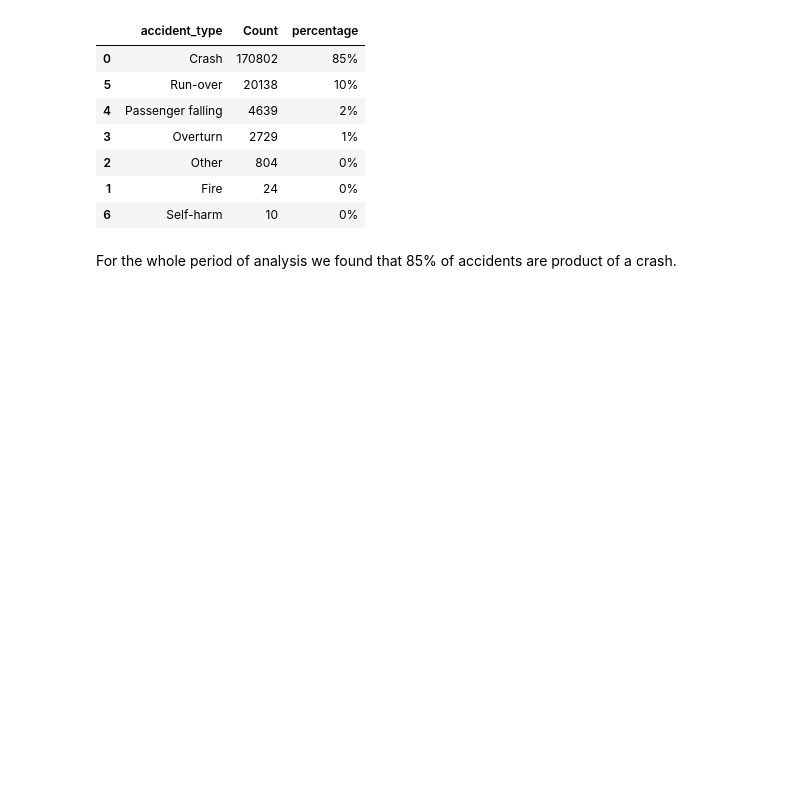
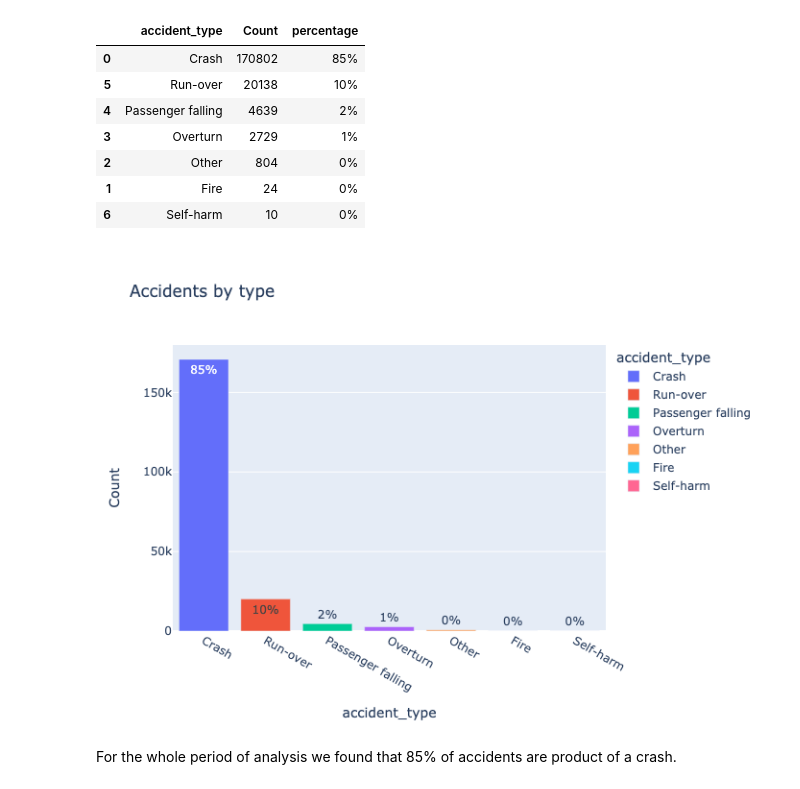
Before and after one commit to luisca1985/DS4A_bogota_accidents, a Jupyter notebook: EDA.ipynb, the cells around one changed output. Cells and saved outputs as stored; diff of their text form; code cells hidden in the pictures; blank space fills up the shorter version.

Commit message:
show as png

```diff
--- a/EDA.ipynb
+++ b/EDA.ipynb
@@ -234,7 +234,10 @@ df_type
 | 1 | Fire | 24 | 0% |
 | 6 | Self-harm | 10 | 0% |
 # %%
-px.bar(df_type, x=df_type.accident_type, y=df_type.Count, color="accident_type", title="Accidents by type", text= "percentage")
+fig_accident = px.bar(df_type, x=df_type.accident_type, y=df_type.Count, color="accident_type", title="Accidents by type", text= "percentage")
+fig_accident.show(renderer="png")
+# %% [output]
+[figure, added]
 # %% [markdown]
 For the whole period of analysis we found that 85% of accidents are product of a crash.
 # %% [markdown]
```
Also changed, not shown: parts of 5 cells of this notebook.
